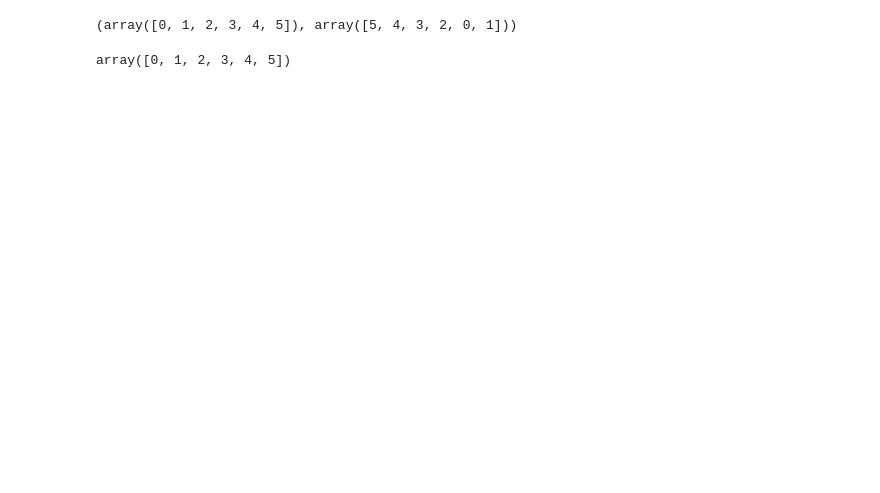
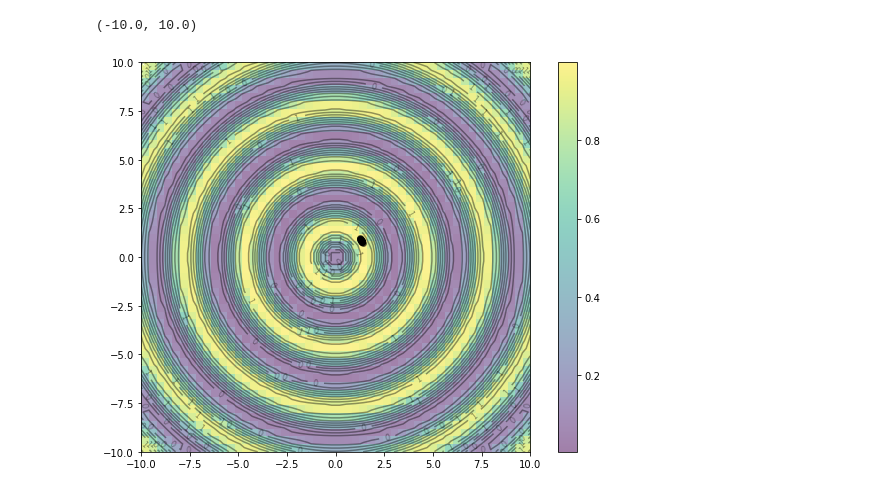
Before and after one commit to pdcos/evolutionary_algorithms, a Jupyter notebook: notebooks/pso_prototype.ipynb, the cells around one changed output. Saved outputs shown, nothing was run; the diff lists cells and outputs as text; code cells hidden in the pictures; blank space fills up the shorter version.

```diff
--- a/notebooks/pso_prototype.ipynb
+++ b/notebooks/pso_prototype.ipynb
@@ -301,31 +209,17 @@ Text(0.5, 0, 'z')
-# %%
-x = np.array([1,2,3,4,5,6])
-y = np.array([6,5,4,3,1,2])
-
-np.where(x[None,:] == y[:,None])
-# %% [output]
-(array([0, 1, 2, 3, 4, 5]), array([5, 4, 3, 2, 0, 1]))
-# %%
-B = np.array([1,2,3,4,5,6])
-A = np.array([6,5,4,3,2,1])
-
-# Get the sorted indices of A and B
-sort_indices_A = np.argsort(A)
-sort_indices_B = np.argsort(B)
-
-# Create an array to hold the indices of B in relation to A
-indices = np.arange(len(A))
-
-# Broadcast the sorted indices of A and B to create boolean masks
-mask_A = sort_indices_A[:, np.newaxis] == indices[np.newaxis, :]
-mask_B = sort_indices_B[:, np.newaxis] == indices[np.newaxis, :]
-
-# Use the masks to find the positions of A in B and vice versa
-pos_A_in_B = np.argmax(mask_B @ mask_A.T, axis=1)
-pos_B_in_A = np.argmax(mask_A @ mask_B.T, axis=1)
-
-# Use the positions to get the indices of B in relation to A
-indices = pos_B_in_A[pos_A_in_B]
-indices
-# %% [output]
-array([0, 1, 2, 3, 4, 5])
+# %%
+fig, ax = plt.subplots(figsize=(8,6))
+fig.set_tight_layout(True)
+img = ax.imshow(Z, extent=[-10, 10, -10, 10], origin='lower', cmap='viridis', alpha=0.5)
+fig.colorbar(img, ax=ax)
+ax.plot([-10], [10], marker='x', markersize=5, color="white")
+contours = ax.contour(X, Y, Z, 10, colors='black', alpha=0.4)
+ax.clabel(contours, inline=True, fontsize=8, fmt="%.0f")
+pbest_plot = ax.scatter(best_solutions[:,0], best_solutions[:,1], marker='o', color='black', alpha=0.5)
+#p_plot = ax.scatter(X[0], X[1], marker='o', color='blue', alpha=0.5)
+#p_arrow = ax.quiver(X[0], X[1], Y[0], Y[1], color='blue', width=0.005, angles='xy', scale_units='xy', scale=1)
+#gbest_plot = plt.scatter([gbest[0]], [gbest[1]], marker='*', s=100, color='black', alpha=0.4)
+ax.set_xlim([-10,10])
+ax.set_ylim([-10,10])
+# %% [output]
+(-10.0, 10.0)
+[figure, added]
```
Also changed, not shown: parts of 3 cells of this notebook, 2 other files.
